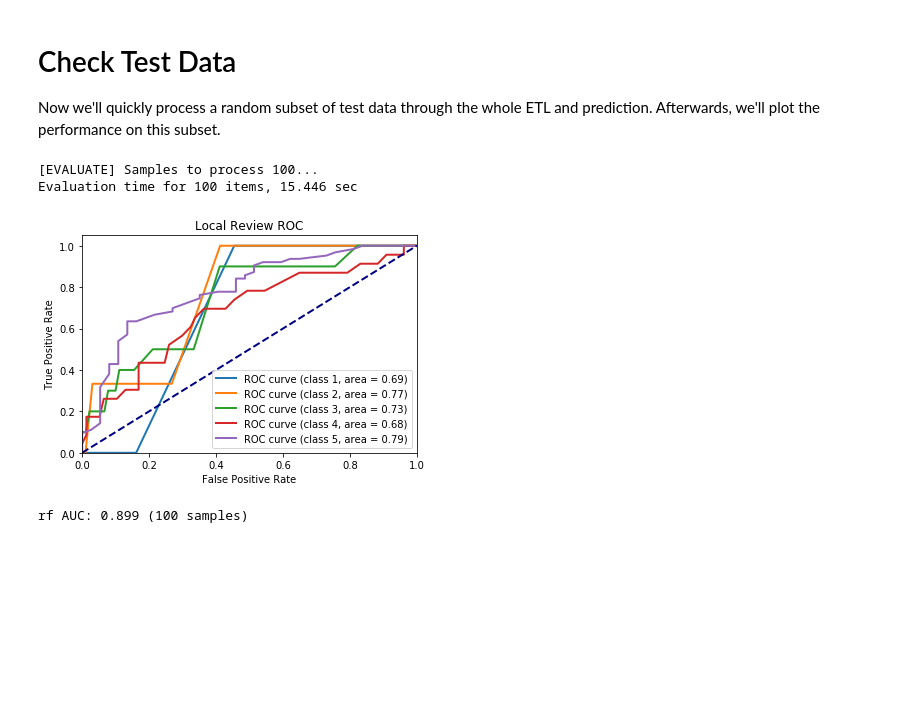
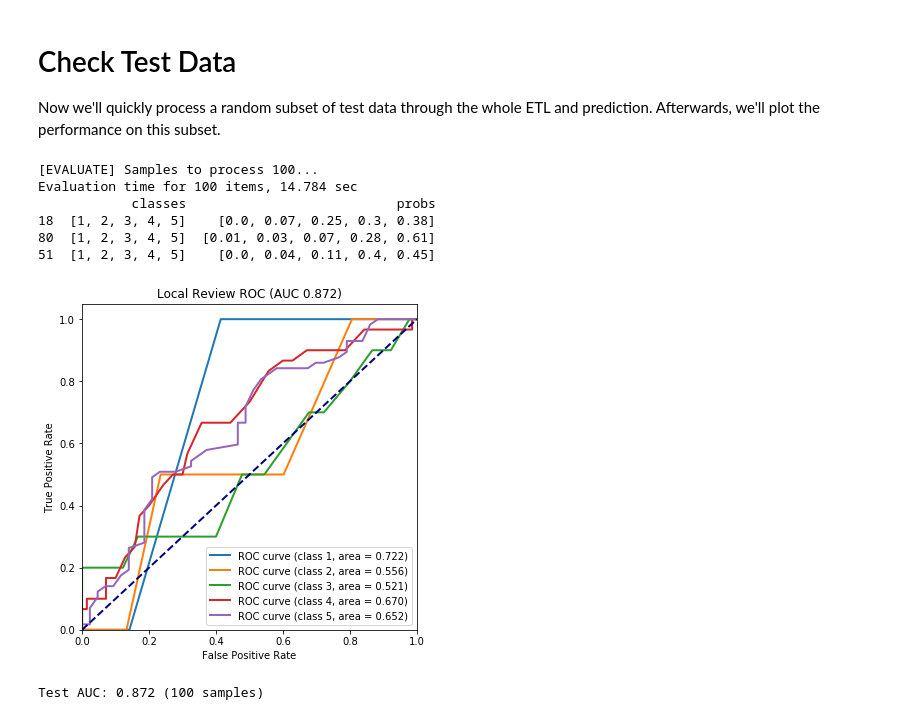
Before and after one commit to ezavesky/workshop19, a Jupyter notebook: 0F_baseline_evaluate.ipynb, the cells around one changed output. Cells and saved outputs as stored; diff of their text form; code cells hidden in the pictures; blank space fills up the shorter version.

```diff
--- a/0F_baseline_evaluate.ipynb
+++ b/0F_baseline_evaluate.ipynb
@@ -90,19 +90,24 @@ Now we'll quickly process a random subset of test data through the whole ETL and
 with gzip.open(config["path"]["etl"], 'rb') as f:
     df = pickle.load(f)
 num_test = 100
-data_in = df["X_test"].sample(num_test)
-df_label = df["y_test"].loc[data_in.index]
+df_label = df["y_test"].sample(num_test)
+data_in = df["X_test"].loc[df_label.index]
 print("[EVALUATE] Samples to process {}...".format(len(data_in)))
-list_result = util_call.score_model(wrapped_model, data_in.values.tolist(), False)
-df_predict = pd.DataFrame(list_result)
+list_result, list_idx = util_call.score_model(wrapped_model, data_in.values.tolist(), False)
+df_predict = pd.DataFrame(list_result, index=list_idx)
+print(df_predict.sample(3))
 # %% [output]
 [EVALUATE] Samples to process 100...
-Evaluation time for 100 items, 15.446 sec
+Evaluation time for 100 items, 14.784 sec
+            classes                           probs
+18  [1, 2, 3, 4, 5]    [0.0, 0.07, 0.25, 0.3, 0.38]
+80  [1, 2, 3, 4, 5]  [0.01, 0.03, 0.07, 0.28, 0.61]
+51  [1, 2, 3, 4, 5]    [0.0, 0.04, 0.11, 0.4, 0.45]
 # %%
 # print(df_predict)
 # print(df_label)
-auc_class = util_review.draw_roc(None, df_label, df_predict.values, title="Local Review ROC")
-print("{} AUC: {:0.3f} ({} samples)".format(config["training"]["model_type"], auc_class, num_test))
+auc_class, fig = util_review.draw_roc(None, df_label, np.vstack(df_predict["probs"]), title="Local Review ROC")
+print("Test AUC: {:0.3f} ({} samples)".format(auc_class, num_test))
 # %% [output]
-[figure, old version]
+[figure, new version]
-rf AUC: 0.899 (100 samples)
+Test AUC: 0.872 (100 samples)
```
Also changed, not shown: parts of 2 cells of this notebook, 10 other files.
